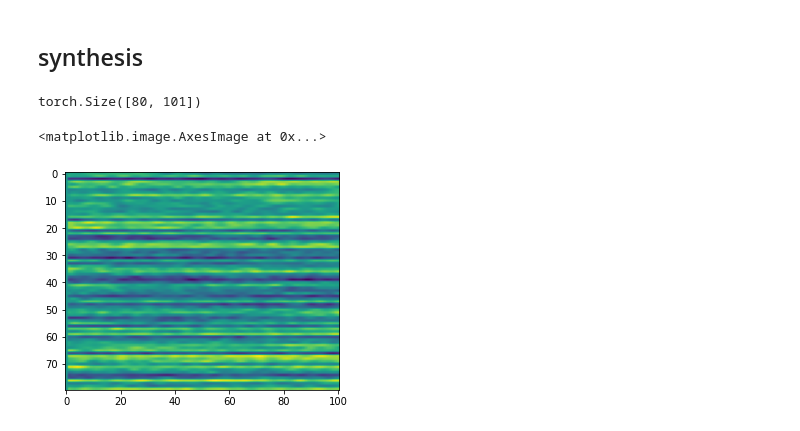
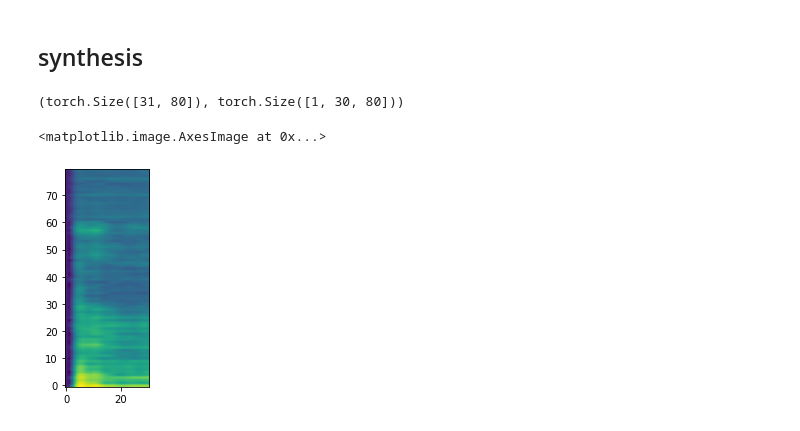
Before and after one commit to s-omranpour/Transformer-TTS, a Jupyter notebook: main.ipynb, the cells around one changed output. Drawn from its saved outputs; the diff is of its cells as text; code cells hidden in the pictures.

```diff
--- a/main.ipynb
+++ b/main.ipynb
@@ -83,7 +91,7 @@ config = {
         'd_hidden' : 256,
         'n_head' : 8,
         'd_inner' : 512,
-        'n_encoder_layers' : 3,
+        'n_encoder_layers' : 4,
         'n_prenet_layers' : 3,
         'kernel' : 5,
         'dropout' : 0.2
@@ -94,12 +102,13 @@ config = {
         'n_head' : 8,
         'd_inner' : 512,
         'outputs_per_step' : 1,
-        'n_decoder_layers' : 3,
-        'n_postnet_layers' : 3,
+        'n_decoder_layers' : 4,
+        'n_postnet_layers' : 5,
         'kernel' : 5,
         'dropout' : 0.2
     },
-    'lr' : 1e-4
+    'lr' : 1e-4,
+    'max_epochs' : 50
 }
 
 config
@@ -196,13 +208,13 @@ from src import TransformerTTS
 gen_model = TransformerTTS.load_from_checkpoint('weights/persian-tts/last.ckpt', config=config, audio_processor=audio_processor, text_processor=text_processor)
 # %%
 text = 'خدایا'
-mel = gen_model.synthesize(text, max_len=100)
-mel.shape
+mel, post = gen_model.synthesize(text, max_len=30)
+mel.shape, post.shape
 # %% [output]
-torch.Size([80, 101])
+(torch.Size([31, 80]), torch.Size([1, 30, 80]))
 # %%
-plt.imshow(mel)
+plt.imshow(mel.T, origin='lower')
 # %% [output]
 <matplotlib.image.AxesImage at 0x...>
-[figure, old version]
+[figure, new version]
 # %%
```
Also changed, not shown: parts of 16 cells of this notebook.
